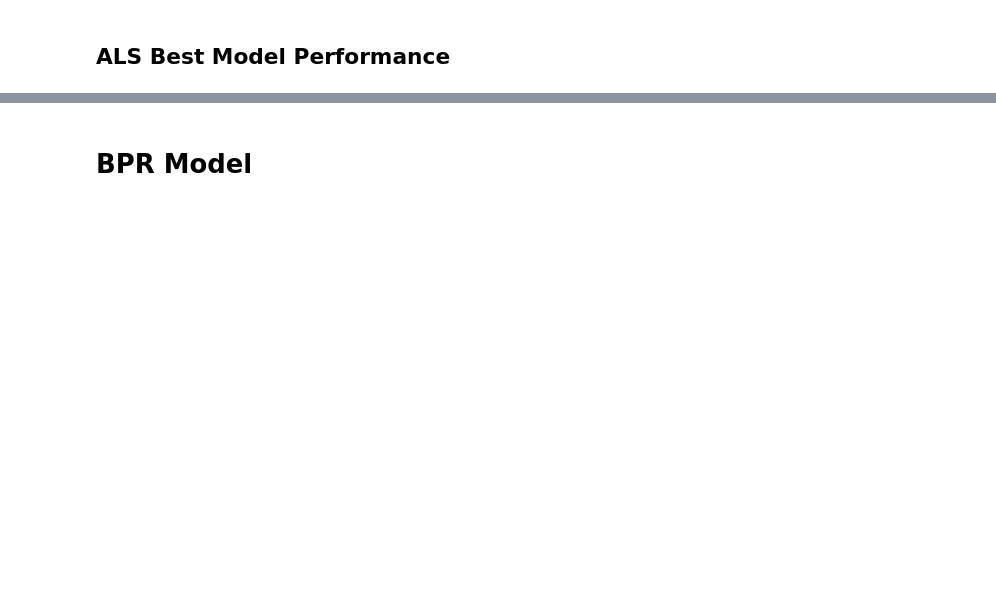
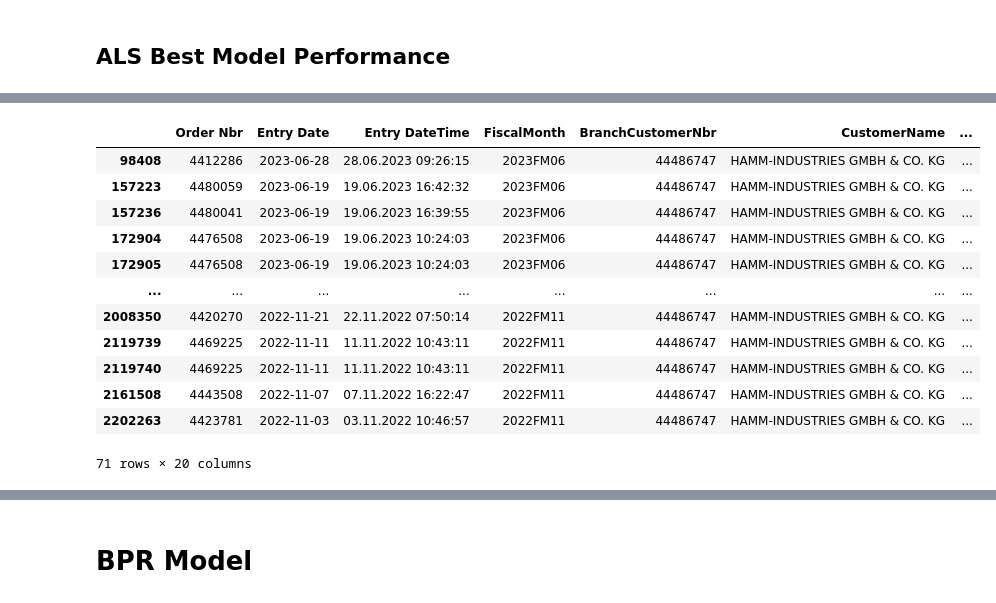
Before and after one commit to vincm1/RecSys_Implicit, a Jupyter notebook: Alternating_Least_Squares_(ALS)_&_Bayesian_Personalized_Ranking_(BPR).ipynb, the cells around one changed output, grey strips where cells are left out. Saved outputs shown, nothing was run; the diff lists cells and outputs as text; code cells hidden in the pictures; blank space fills up the shorter version.

```diff
--- a/Alternating_Least_Squares_(ALS)_&_Bayesian_Personalized_Ranking_(BPR).ipynb
+++ b/Alternating_Least_Squares_(ALS)_&_Bayesian_Personalized_Ranking_(BPR).ipynb
@@ -577 +735,17 @@ ndcg
+# %%
+df[df.bcn_id==5621]
+# %% [output]
+|  | Order Nbr | Entry Date | Entry DateTime | FiscalMonth | BranchCustomerNbr | CustomerName | ... |
+| 98408 | 4412286 | 2023-06-28 | 28.06.2023 09:26:15 | 2023FM06 | 44486747 | HAMM-INDUSTRIES GMBH & CO. KG | ... |
+| 157223 | 4480059 | 2023-06-19 | 19.06.2023 16:42:32 | 2023FM06 | 44486747 | HAMM-INDUSTRIES GMBH & CO. KG | ... |
+| 157236 | 4480041 | 2023-06-19 | 19.06.2023 16:39:55 | 2023FM06 | 44486747 | HAMM-INDUSTRIES GMBH & CO. KG | ... |
+| 172904 | 4476508 | 2023-06-19 | 19.06.2023 10:24:03 | 2023FM06 | 44486747 | HAMM-INDUSTRIES GMBH & CO. KG | ... |
+| 172905 | 4476508 | 2023-06-19 | 19.06.2023 10:24:03 | 2023FM06 | 44486747 | HAMM-INDUSTRIES GMBH & CO. KG | ... |
+| ... | ... | ... | ... | ... | ... | ... | ... |
+| 2008350 | 4420270 | 2022-11-21 | 22.11.2022 07:50:14 | 2022FM11 | 44486747 | HAMM-INDUSTRIES GMBH & CO. KG | ... |
+| 2119739 | 4469225 | 2022-11-11 | 11.11.2022 10:43:11 | 2022FM11 | 44486747 | HAMM-INDUSTRIES GMBH & CO. KG | ... |
+| 2119740 | 4469225 | 2022-11-11 | 11.11.2022 10:43:11 | 2022FM11 | 44486747 | HAMM-INDUSTRIES GMBH & CO. KG | ... |
+| 2161508 | 4443508 | 2022-11-07 | 07.11.2022 16:22:47 | 2022FM11 | 44486747 | HAMM-INDUSTRIES GMBH & CO. KG | ... |
+| 2202263 | 4423781 | 2022-11-03 | 03.11.2022 10:46:57 | 2022FM11 | 44486747 | HAMM-INDUSTRIES GMBH & CO. KG | ... |
+71 rows × 20 columns
 # %%
```
Also changed, not shown: parts of 88 cells of this notebook.
